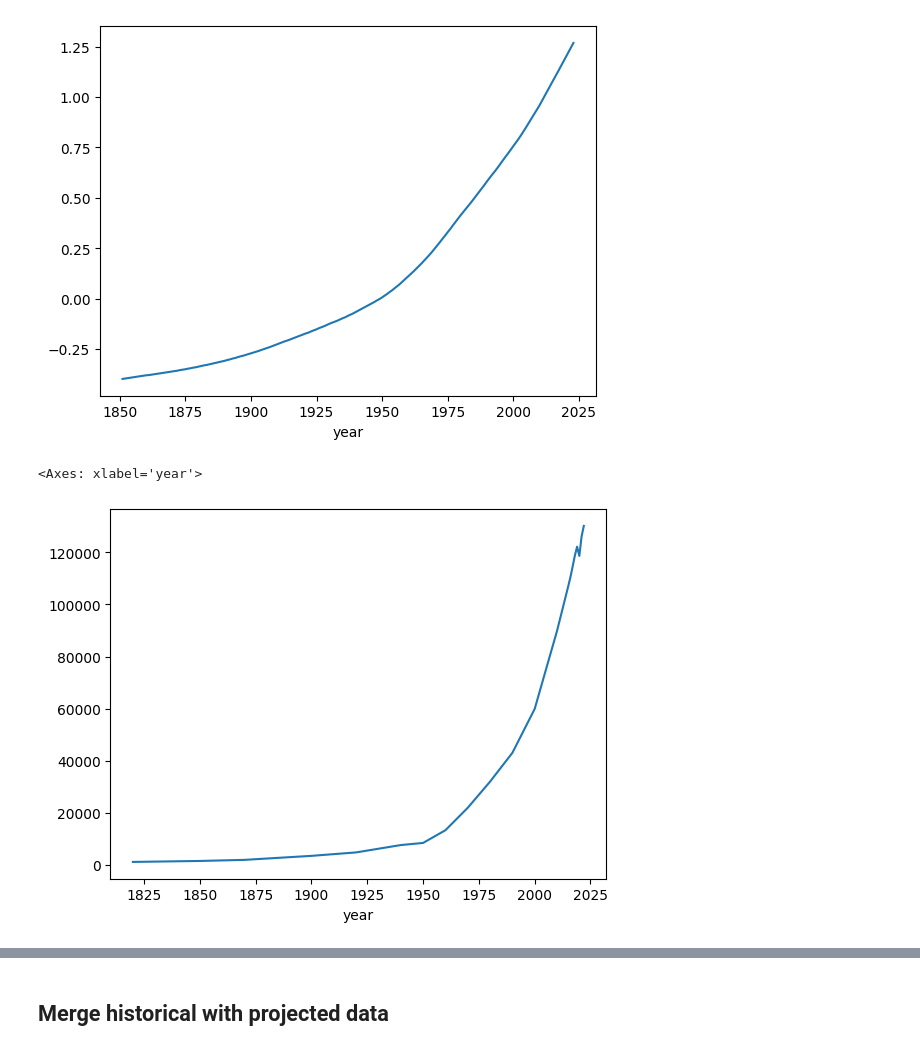
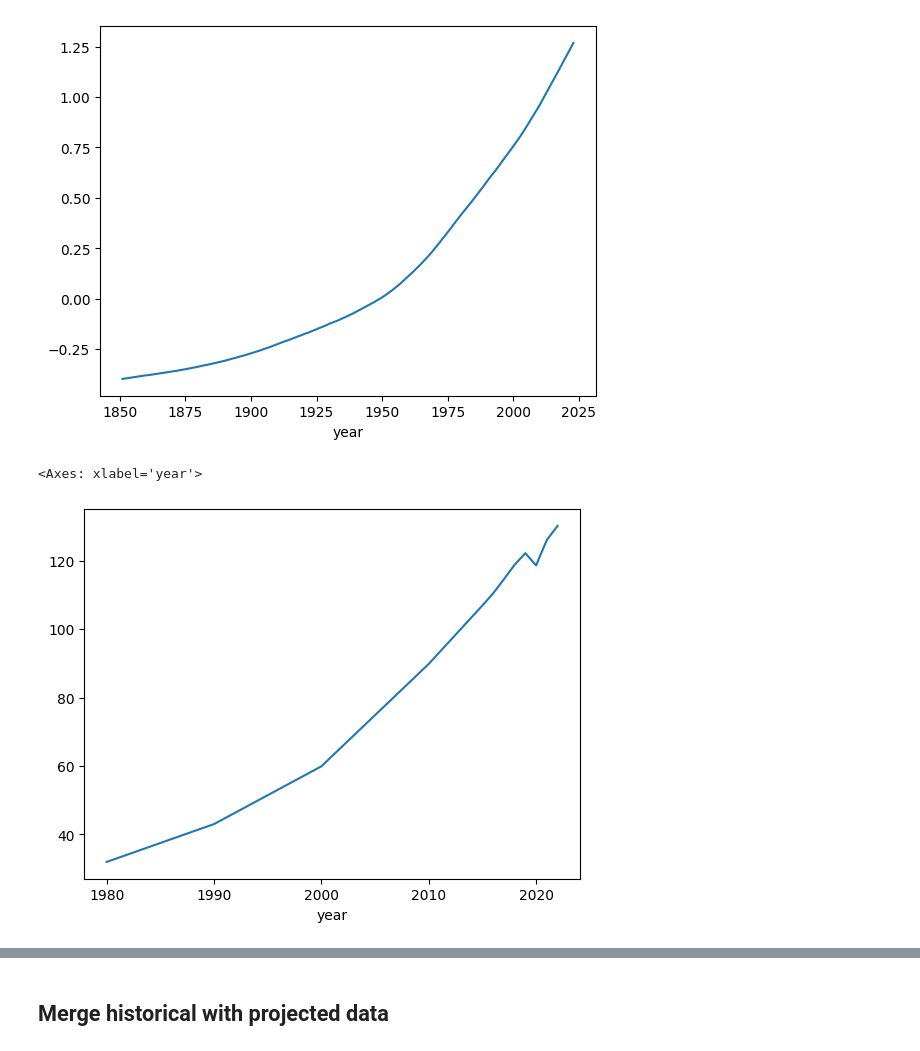
Before and after one commit to Robin-Castellani/pyconit25-future-climate-change, a Jupyter notebook: ssp_variables.ipynb, the cells around one changed output, grey strips where cells are left out. Drawn from its saved outputs; the diff is of its cells as text; code cells hidden in the pictures.

```diff
--- a/ssp_variables.ipynb
+++ b/ssp_variables.ipynb
@@ -12,3 +12,11 @@ from common import load_font, colors, set_plot_style
 # %%
 # consider SSP data from this year on
 ssp_start_year = 2015
+
+# minimum year to plot
+min_year = {
+    "population": 1950,
+    "gdp": 1980,
+    "co2": 1950,
+    "temperature": 1850,
+}
@@ -272,13 +282,14 @@ temperature_historical.plot()
 [figure]
 # %%
 gdp_historical = data.loc[:, "gdp"].copy()
-gdp_historical /= 1e9  # convert to billion USD
+gdp_historical /= 1e12  # convert to trillion USD
 gdp_historical.name = "Historical Reference"
 gdp_historical = gdp_historical.dropna(how="all")
+gdp_historical = gdp_historical.loc[min_year["gdp"] :]
 gdp_historical.plot()
 # %% [output]
 <Axes: xlabel='year'>
-[figure, old version]
+[figure, new version]
 # %%
 population_historical = data.loc[:, "population"].copy()
 population_historical /= 1e9  # convert to billions of people
```
Also changed, not shown: parts of 15 cells of this notebook.
